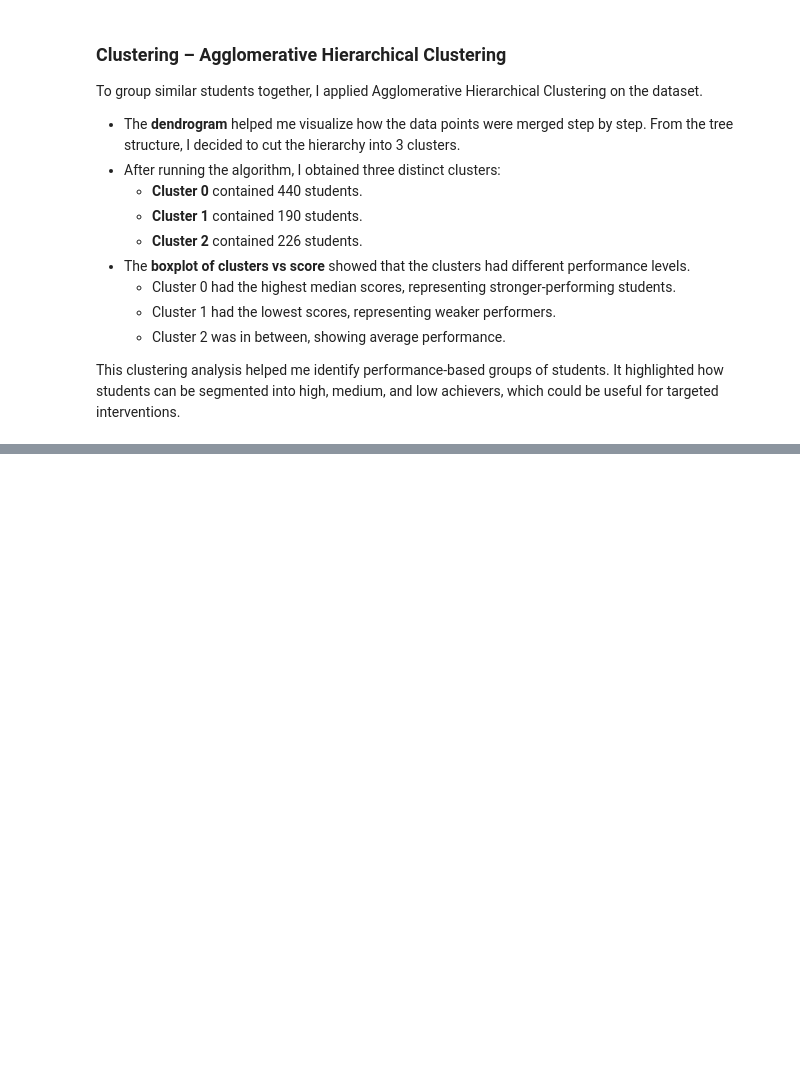
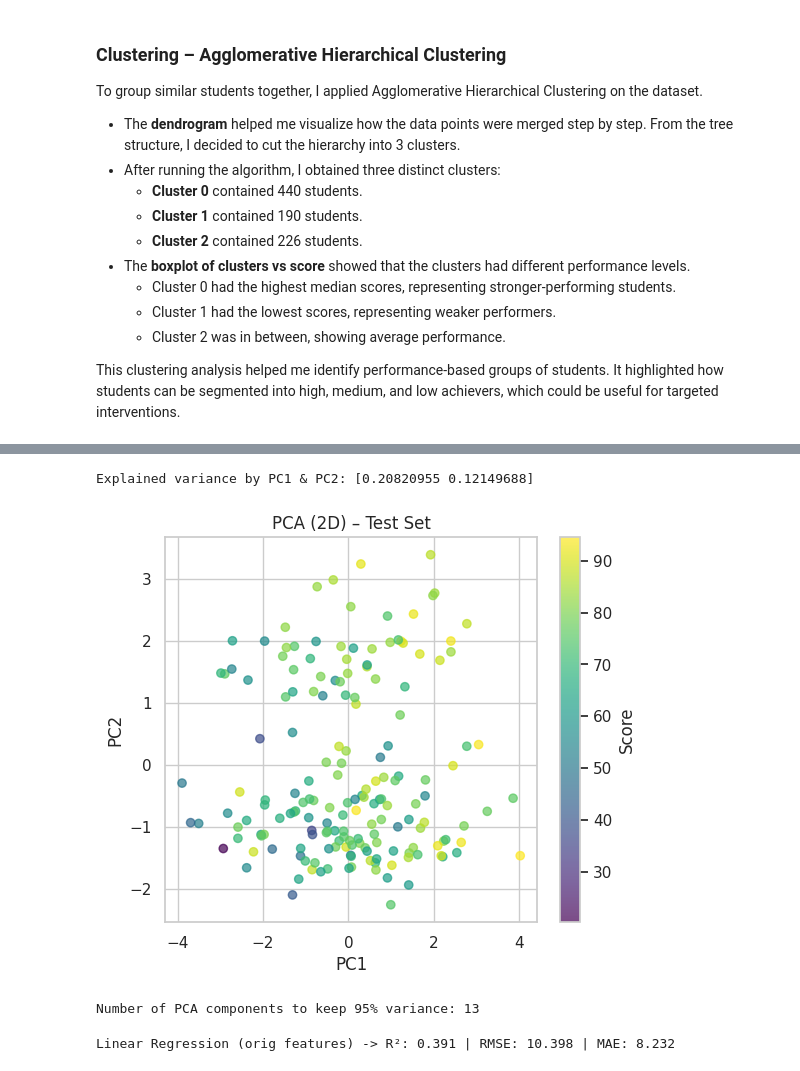
Before and after one commit to Rejuvesh/EDA_PROJECT22BDS0267, a Jupyter notebook: 22BDS0267.ipynb, the cells around one changed output, grey strips where cells are left out. Saved outputs shown, nothing was run; the diff lists cells and outputs as text; code cells hidden in the pictures; blank space fills up the shorter version.

```diff
--- a/22BDS0267.ipynb
+++ b/22BDS0267.ipynb
@@ -564,0 +636,53 @@ This clustering analysis helped me identify performance-based groups of students
+# %%
+# Split first (to avoid data leakage)
+X_train, X_test, y_train, y_test = train_test_split(
+    X, y, test_size=0.20, random_state=42
+)
+
+# Standardize numeric features (fit on train, transform on both)
+scaler = StandardScaler()
+X_train_sc = scaler.fit_transform(X_train)
+X_test_sc  = scaler.transform(X_test)
+# %%
+# PCA to 2 components for visualization (not necessarily for modeling)
+pca_vis = PCA(n_components=2, random_state=42)
+Z_train_2 = pca_vis.fit_transform(X_train_sc)
+Z_test_2  = pca_vis.transform(X_test_sc)
+
+print("Explained variance by PC1 & PC2:", pca_vis.explained_variance_ratio_)
+
+# Scatter of PC1 vs PC2 colored by score (test set for neutrality)
+plt.figure(figsize=(6,5))
+scatter = plt.scatter(Z_test_2[:,0], Z_test_2[:,1], c=y_test, cmap="viridis", alpha=0.7)
+plt.colorbar(scatter, label="Score")
+plt.title("PCA (2D) – Test Set")
+plt.xlabel("PC1")
+plt.ylabel("PC2")
+plt.show()
+# %% [output]
+Explained variance by PC1 & PC2: [0.20820955 0.12149688]
+[figure, added]
+# %%
+# PCA that retains 95% variance (for a compact model)
+pca_95 = PCA(n_components=0.95, random_state=42)
+Z_train_95 = pca_95.fit_transform(X_train_sc)
+Z_test_95  = pca_95.transform(X_test_sc)
+
+print("Number of PCA components to keep 95% variance:", pca_95.n_components_)
+# %% [output]
+Number of PCA components to keep 95% variance: 13
+# %%
+lr = LinearRegression()
+lr.fit(X_train_sc, y_train)
+pred_lr = lr.predict(X_test_sc)
+
+def evaluate(y_true, y_pred, name="Model"):
+    r2  = r2_score(y_true, y_pred)
+    rmse = np.sqrt(mean_squared_error(y_true, y_pred))
+    mae = mean_absolute_error(y_true, y_pred)
+    print(f"{name} -> R²: {r2:.3f} | RMSE: {rmse:.3f} | MAE: {mae:.3f}")
+    return {"r2": r2, "rmse": rmse, "mae": mae}
+
+metrics_lr = evaluate(y_test, pred_lr, "Linear Regression (orig features)")
+# %% [output]
+Linear Regression (orig features) -> R²: 0.391 | RMSE: 10.398 | MAE: 8.232
```
Also changed, not shown: parts of 10 cells of this notebook.
